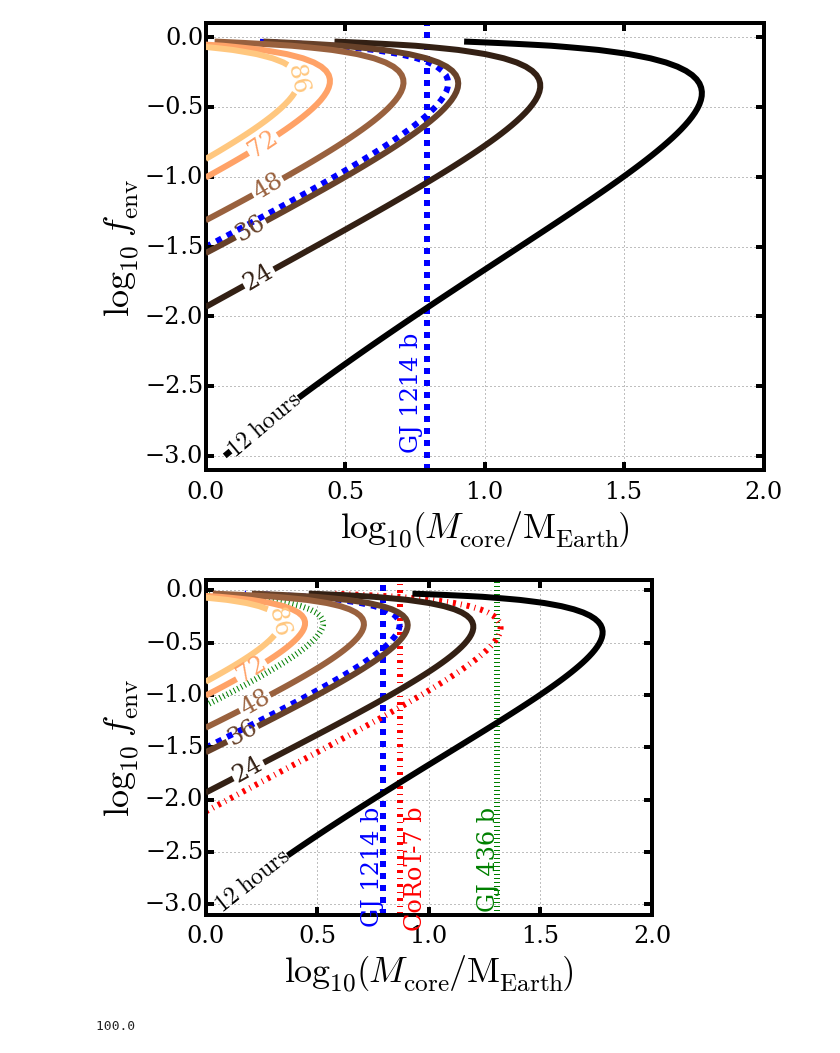
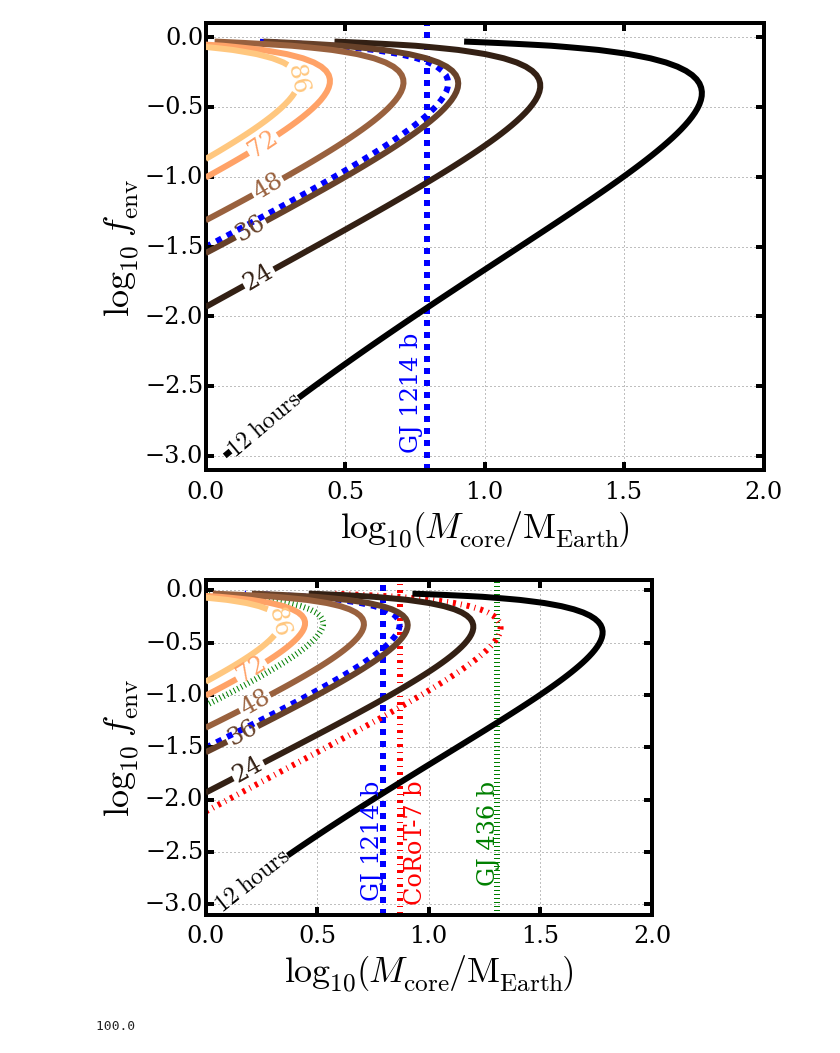
Before and after one commit to decaelus/CeMDA_tidal_evol, a Jupyter notebook: CeDMA_Calculations.ipynb, the cells around one changed output. Cells and saved outputs as stored; diff of their text form; code cells hidden in the pictures.

Commit message:
Moved labels in Pturnover figure

```diff
--- a/CeDMA_Calculations.ipynb
+++ b/CeDMA_Calculations.ipynb
@@ -245,14 +246,14 @@ P_lvls = [1.58040456*24.]
 Mcore = 6.46*(1. - 0.0383)
 fenv = 0.0383
 ax.axvline(np.log10(Mcore), zorder=-1, color='blue', lw=6, ls='--')
-ax.text(np.log10(Mcore)*0.88, -2.25, 'GJ 1214 b', rotation='vertical', color='blue', fontsize=24)
+ax.text(np.log10(Mcore)*0.88, -2., 'GJ 1214 b', rotation='vertical', color='blue', fontsize=24)
 CS = ax.contour(np.log10(Mcores), np.log10(fenvs), Ps_Roche, colors='blue', levels=P_lvls, linestyles='--', linewidths=6)
 
 #CoRoT-7 b -- Lopez & Fortney (2013)
 Mcore = 7.42
 P_lvls = [0.853585*24.]
 ax.axvline(np.log10(Mcore), color='red', zorder=-1, linestyle='-.', linewidth=6)
-ax.text(np.log10(Mcore)*1.02, -2.25, 'CoRoT-7 b', rotation='vertical', color='red', fontsize=24)
+ax.text(np.log10(Mcore)*1.02, -2, 'CoRoT-7 b', rotation='vertical', color='red', fontsize=24)
 CS = ax.contour(np.log10(Mcores), np.log10(fenvs), Ps_Roche, colors='red', levels=P_lvls, linestyles='-.', linewidths=6)
 
 #Kepler-446 b -- http://exoplanets.org/detail/Kepler-446_b
@@ -266,39 +267,39 @@ Mcore = 23.0*(1. - 0.12)
 # Rp_lvls = [4.327]
 P_lvls = [2.643904*24.]
 ax.axvline(np.log10(Mcore), color='green', zorder=-1, linestyle=':', linewidth=6)
-ax.text(np.log10(Mcore)*0.93, -2.25, 'GJ 436 b', rotation='vertical', color='green', fontsize=24)
+ax.text(np.log10(Mcore)*0.93, -2, 'GJ 436 b', rotation='vertical', color='green', fontsize=24)
 CS = ax.contour(np.log10(Mcores), np.log10(fenvs), Ps_Roche, colors='green', levels=P_lvls, linestyles=':', linewidths=6)
 
 # # CS = ax.contour(np.log10(Mcores), np.log10(fenvs), Mps, colors='blue', linewidths=8, levels=Mp_lvls, linestyles='--')
 # # CS = ax.contour(np.log10(Mcores), np.log10(fenvs), Rps, colors='red', linewidths=8, levels=Rp_lvls, linestyles='--')
 
 # #55 Cnc e -- L & F
 # Mcore = 8.32
 # P_lvls = [0.7365449*24.]
 # ax.axvline(np.log10(Mcore), color='cornflowerblue')
 # CS = ax.contour(np.log10(Mcores), np.log10(fenvs), Ps_Roche, colors='cornflowerblue', levels=P_lvls)
 
 # #K-10 b -- L & F
 # Mcore = 4.51
 # P_lvls = [0.837495*24.]
 # ax.axvline(np.log10(Mcore), color='gold')
 # CS = ax.contour(np.log10(Mcores), np.log10(fenvs), Ps_Roche, colors='gold', levels=P_lvls)
 
 # lvls = [20]
 # CS = ax.contour(np.log10(Mcores), np.log10(fenvs), Mps, colors='grey', linewidths=6, levels=lvls, zorder=-1)
 
 #ax.plot(np.log10(Mcores_Mp), np.log10(f(Mcores_Mp)), color='k')
 #ax.plot(np.log10(Mcores_Mp), np.log10(fenvs_Mp), color='grey')
 
 ax.set_xlabel('$\\log_{10} \\left( M_{\\rm core}/{\\rm M_{Earth}}\\right)$', fontsize=36)
 ax.set_ylabel('$\\log_{10}\ f_{\\rm env}$', fontsize=36)
 
 ax.set_xlim([0, 2])
 ax.set_ylim([-3.1, 0.1])
 
 fig.savefig('Pturnover_with_examples.eps', dpi=1000, bbox_inches='tight')
 # %% [output]
-[figure, old version]
+[figure, new version]
 # %%
 LF_Table7 = Table.read('combined_LopezFortney2014_Table7_exoplanets-org.csv', format='ascii.csv')
 #print(LF_Table7['H/He Envelope Fraction'])
```
Also changed, not shown: parts of 1 cell of this notebook, 1 other file.
